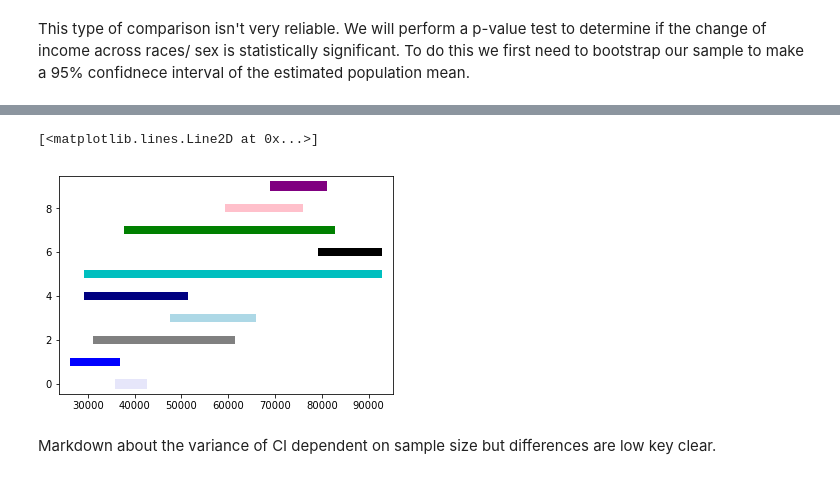
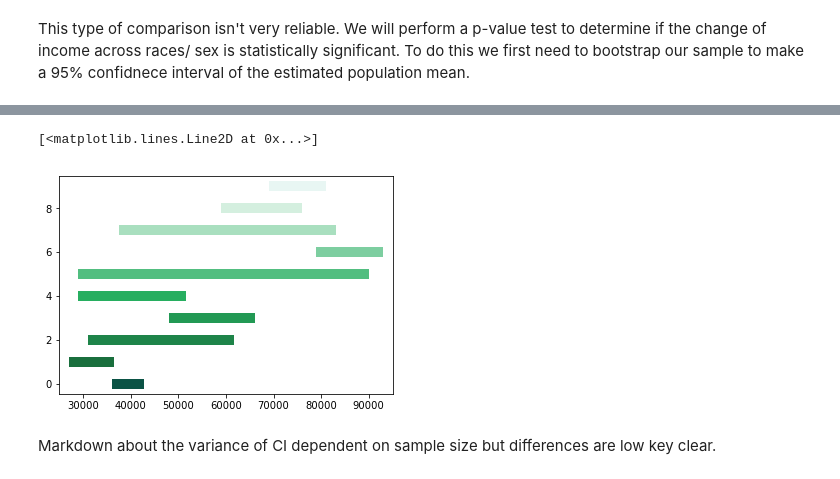
Before and after one commit to ds-modules/GWS-131, a Jupyter notebook: bay_area-SJ-OOPS.ipynb, the cells around one changed output, grey strips where cells are left out. Saved outputs shown, nothing was run; the diff lists cells and outputs as text; code cells hidden in the pictures.

Commit message:
work up until concussion, still ned to change colors and add markdowns

```diff
--- a/bay_area-SJ-OOPS.ipynb
+++ b/bay_area-SJ-OOPS.ipynb
@@ -382,19 +383,21 @@ For men of other races, the median 95% Confidence Interval is [ 30000.  92000.]
 For women of other races, the median 95% Confidence Interval is [ 30000.  50577.]
 # %%
-plots.plot(menCI, make_array(9, 9), color='purple', lw=10)
-plots.plot(womenCI, make_array(0, 0), color='lavender', lw=10)
-plots.plot(white_menCI, make_array(8, 8), color='pink', lw=8)
-plots.plot(white_womenCI, make_array(1, 1), color='b', lw=8)
-plots.plot(black_menCI, make_array(7, 7), color='g', lw=8)
-plots.plot(black_womenCI, make_array(2, 2), color='grey', lw=8)
-plots.plot(asian_menCI, make_array(6,6), color='black', lw=8)
-plots.plot(asian_womenCI, make_array(3, 3), color='lightblue', lw=8)
-plots.plot(other_menCI, make_array(5, 5), color='c', lw=8)
-plots.plot(other_womenCI, make_array(4, 4), color='navy', lw=8)
+plots.plot(menCI, make_array(9, 9), color='#E8F6F3', lw=10)
+plots.plot(womenCI, make_array(4, 4), color='#0B5345', lw=10)
+plots.plot(white_menCI, make_array(8, 8), color='#D4EFDF', lw=10)
+plots.plot(white_womenCI, make_array(3, 3), color='#196F3D', lw=10)
+plots.plot(black_menCI, make_array(7, 7), color='#A9DFBF', lw=10)
+plots.plot(black_womenCI, make_array(2, 2), color='#1E8449', lw=10)
+plots.plot(asian_menCI, make_array(6,6), color='#7DCEA0', lw=10)
+plots.plot(asian_womenCI, make_array(1, 1), color='#229954', lw=10)
+plots.plot(other_menCI, make_array(5, 5), color='#52BE80', lw=10)
+plots.plot(other_womenCI, make_array(0, 0), color='#27AE60', lw=10)
 #add income axes
+#add legend/strategic color choices to CI plot (I can recommend a color scheme lol
+#women and men on separate CI graphs, use same color but different shades for same race
 # %% [output]
 [<matplotlib.lines.Line2D at 0x...>]
-[figure, old version]
+[figure, new version]
 # %% [markdown]
 Markdown about the variance of CI dependent on sample size but differences are low key clear.
 # %% [markdown]
```
Also changed, not shown: parts of 24 cells of this notebook.
